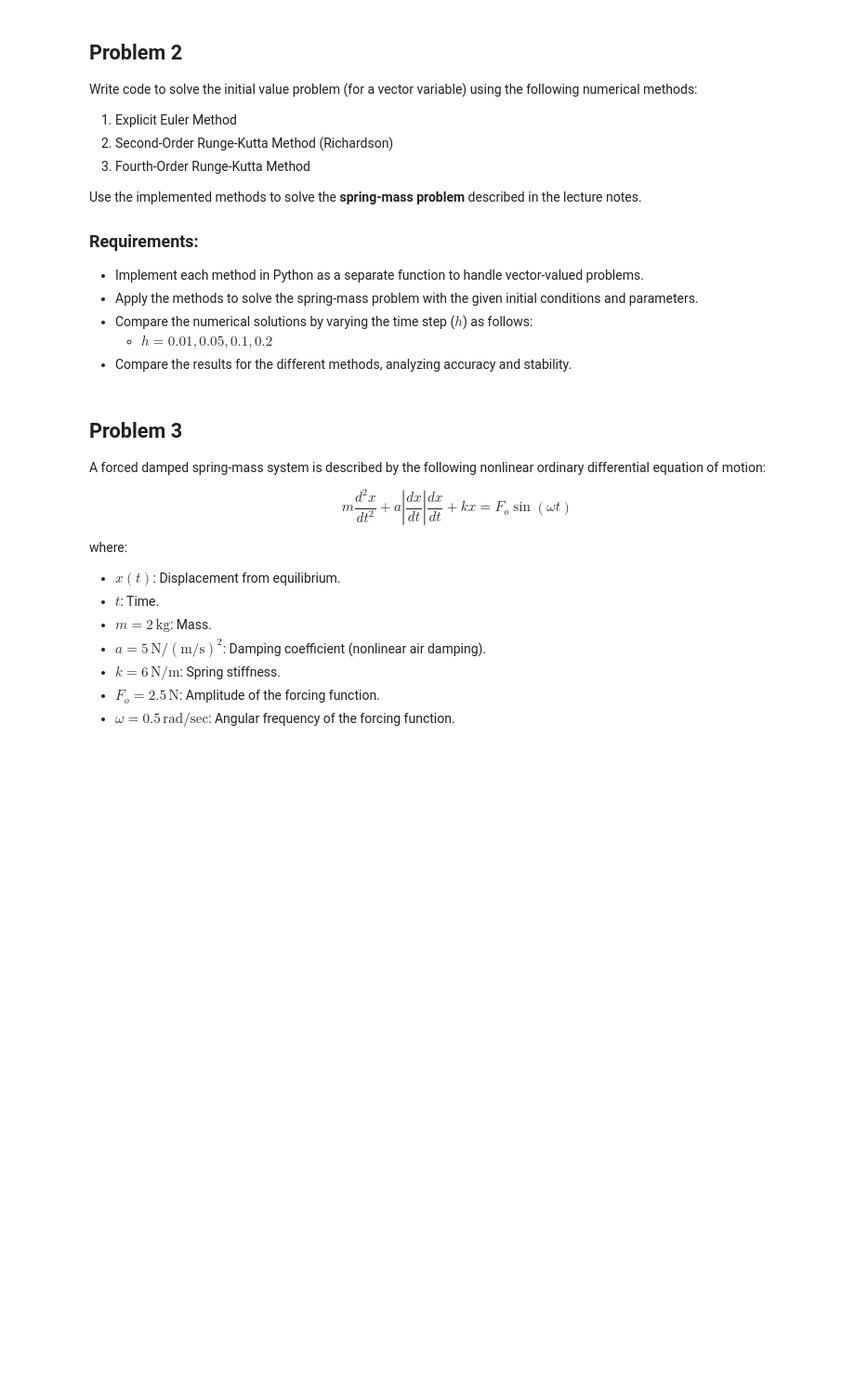
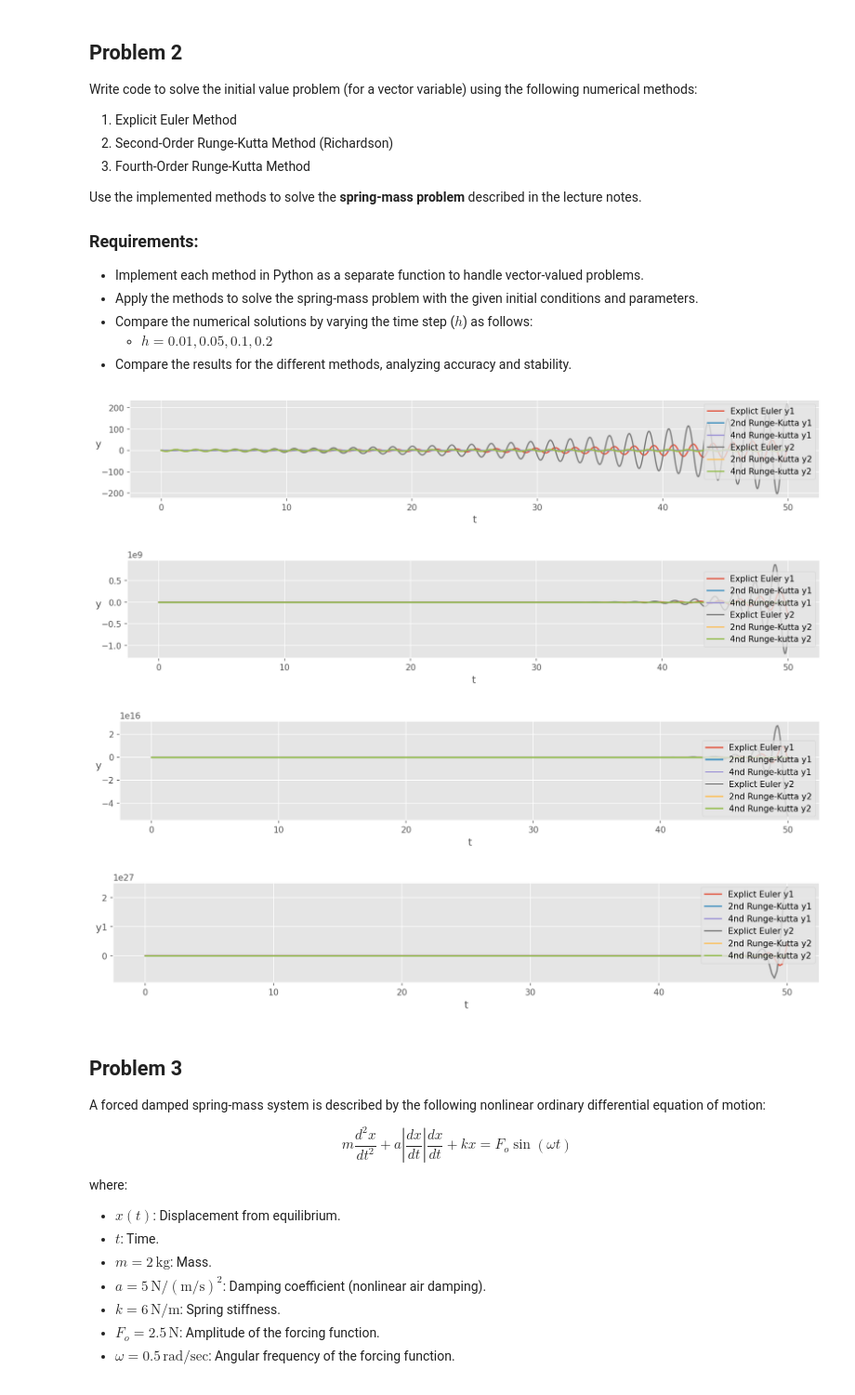
Before and after one commit to Donghoon-Y/inha, a Jupyter notebook: summer study/Assignment_07_IVP_BVP.ipynb, the cells around one changed output. Shown at 93% size. Saved outputs shown, nothing was run; the diff lists cells and outputs as text; code cells hidden in the pictures; blank space fills up the shorter version.

```diff
--- a/summer study/Assignment_07_IVP_BVP.ipynb
+++ b/summer study/Assignment_07_IVP_BVP.ipynb
@@ -208,6 +270,16 @@ def runge_kutta2(f, tspan, y0, h):
         solutions
     """
     # YOUR CODE HERE
+    t = np.arange(tspan[0], tspan[1], h)
+    t = np.insert(t, len(t), tspan[1])
+
+    y = np.empty((len(y0), len(t)))
+    y[:, 0] = y0
+    for i, ti in enumerate(t):
+        if i < len(t) - 1:
+            k1 = f(ti, y[:,i])
+            k2 = f(ti + 3/4*h, y[:,i] + 3/4*k1*h)
+            y[:, i+1] = y[:, i] + h*(k1 + 2*k2)/3
 
     return t, y
 # %%
@@ -235,27 +307,63 @@ def runge_kutta4(f, tspan, y0, h):
         solutions
     """
     # YOUR CODE HERE
+    t = np.arange(tspan[0], tspan[1], h)
+    t = np.insert(t, len(t), tspan[1])
+
+    y = np.empty((len(y0), len(t)))
+    y[:, 0] = y0
+
+    for i, ti in enumerate(t) :
+        if i < len(t) - 1:
+            k1 = f(ti, y[:,i])
+            k2 = f(ti + 1/2*h, y[:,i] + 1/2*k1*h)
+            k3 = f(ti + 1/2*h, y[:,i] + 1/2*k2*h)
+            k4 = f(ti + h, y[:,i] + k3*h)
+            y[:,i+1] = y[:,i] + h*(k1 + 2*k2 + 2*k3 + k4)/6
 
     return t, y
 # %%
 # Paratrooper problem
 m, k = 1, 16
 
 # Derivative
 def f(t, y):
     return np.array([y[1], -k/m*y[0]])
 
 # Initial condition
 y0 = np.array([1, 0])
 
 # Time step
 h = 0.05
 eet, eey = explicit_euler(f, (0, 5), y0, h)
 r2t, r2y = runge_kutta2(f, (0, 5), y0, h)
 r4t, r4y = runge_kutta4(f, (0, 5), y0, h)
 
 # Verification
 # Plot exact solution and numerical solution
+h_list = [0.01, 0.05, 0.1, 0.2]
+
+for i in range(len(h_list)) :
+    eet, eey = explicit_euler(f, (0, 50), y0, h_list[i])
+    r2t, r2y = runge_kutta2(f, (0, 50), y0, h_list[i])
+    r4t, r4y = runge_kutta4(f, (0, 50), y0, h_list[i])
+    plt.figure(figsize=(15,15))
+    plt.subplot(6,1,i+1)
+    plt.plot(eet, eey[0], label = 'Explict Euler y1')
+    plt.plot(r2t, r2y[0], label = '2nd Runge-Kutta y1')
+    plt.plot(r4t, r4y[0], label = '4nd Runge-kutta y1')
+    plt.plot(eet, eey[1], label = 'Explict Euler y2')
+    plt.plot(r2t, r2y[1], label = '2nd Runge-Kutta y2')
+    plt.plot(r4t, r4y[1], label = '4nd Runge-kutta y2')
+    plt.xlabel('t')
+    plt.ylabel("y",rotation = 0)
+    plt.legend()
+    plt.show()
+# %% [output]
+[figure, added]
+[figure, added]
+[figure, added]
+[figure, added]
 # %%
 # Check your solution
 assert r4y[0, 100] - 0.408303 < 1e-6
```
Also changed, not shown: parts of 10 cells of this notebook, 1 other file.
